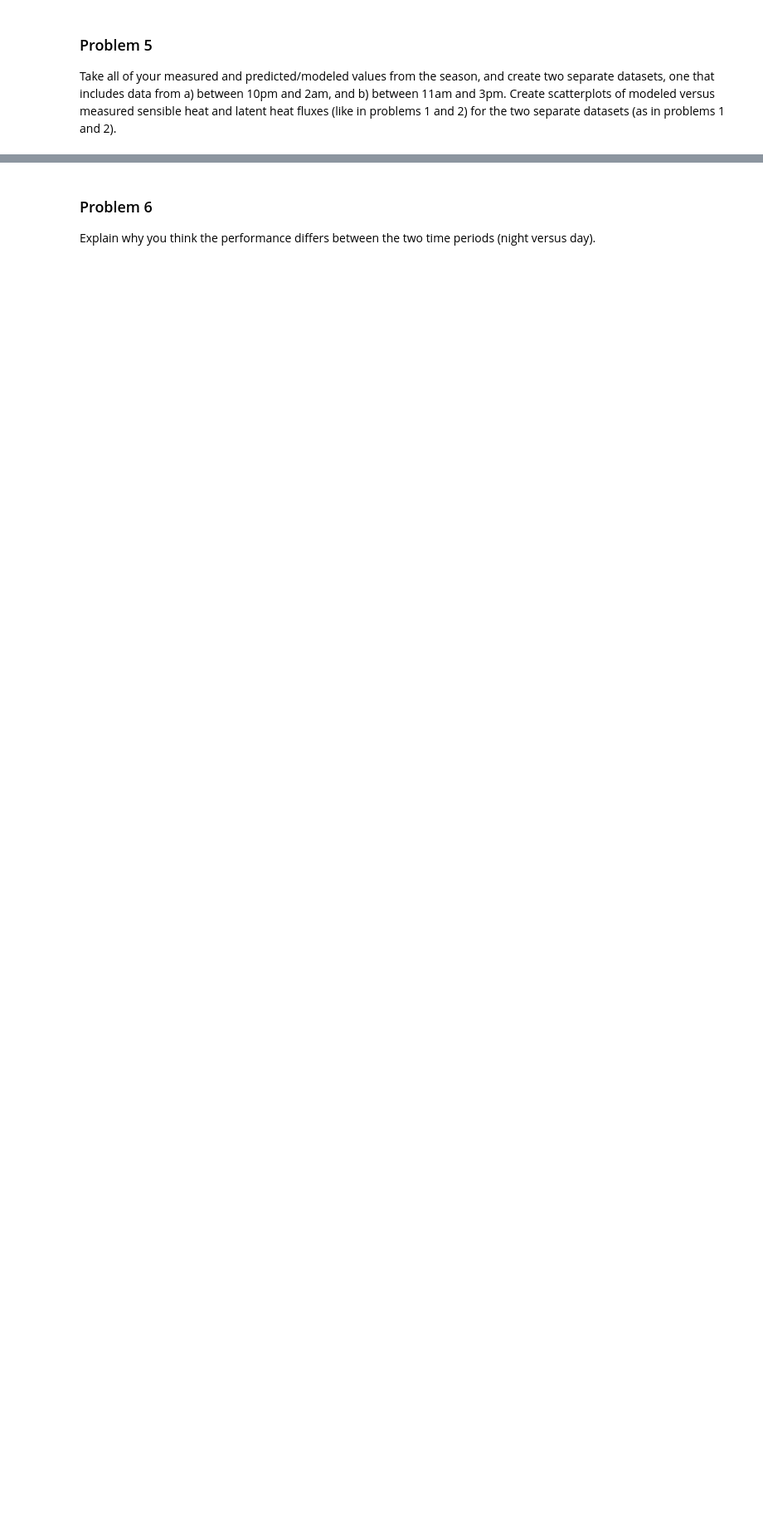
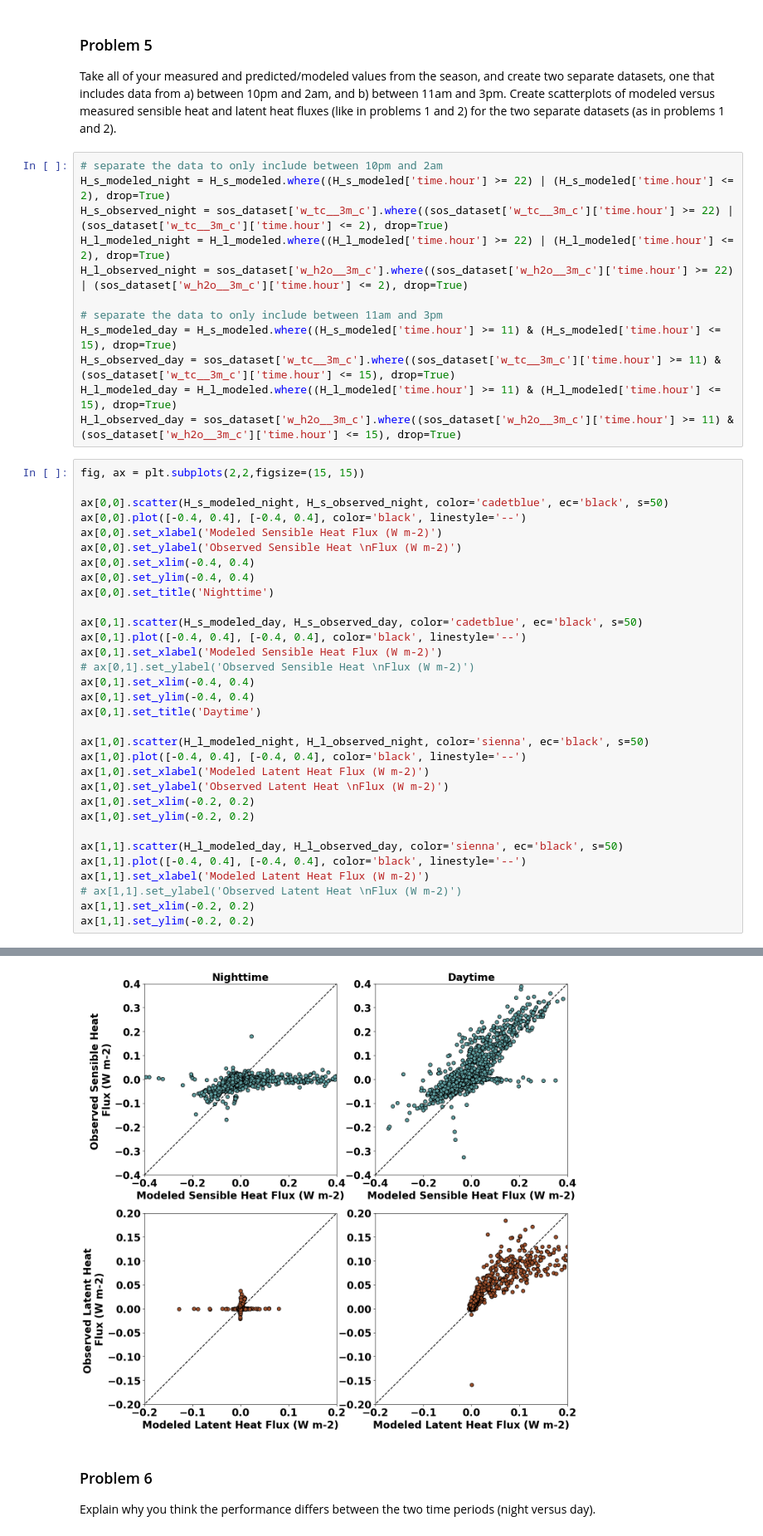
Before and after one commit to clinton-alden/snow_hydrology_WI25, a Jupyter notebook: module5/homework5.ipynb, the cells around one changed output, grey strips where cells are left out. Shown at 83% size. Saved outputs shown, nothing was run; the diff lists cells and outputs as text; blank space fills up the shorter version.

```diff
--- a/module5/homework5.ipynb
+++ b/module5/homework5.ipynb
@@ -150,3 +155,48 @@ ax[1].legend()
 ### Problem 5
 
 Take all of your measured and predicted/modeled values from the season, and create two separate datasets, one that includes data from a) between 10pm and 2am, and b) between 11am and 3pm. Create scatterplots of modeled versus measured sensible heat and latent heat fluxes (like in problems 1 and 2) for the two separate datasets (as in problems 1 and 2).
+# %%
+# separate the data to only include between 10pm and 2am
+H_s_modeled_night = H_s_modeled.where((H_s_modeled['time.hour'] >= 22) | (H_s_modeled['time.hour'] <= 2), drop=True)
+H_s_observed_night = sos_dataset['w_tc__3m_c'].where((sos_dataset['w_tc__3m_c']['time.hour'] >= 22) | (sos_dataset['w_tc__3m_c']['time.hour'] <= 2), drop=True)
+H_l_modeled_night = H_l_modeled.where((H_l_modeled['time.hour'] >= 22) | (H_l_modeled['time.hour'] <= 2), drop=True)
+H_l_observed_night = sos_dataset['w_h2o__3m_c'].where((sos_dataset['w_h2o__3m_c']['time.hour'] >= 22) | (sos_dataset['w_h2o__3m_c']['time.hour'] <= 2), drop=True)
+
+# separate the data to only include between 11am and 3pm
+H_s_modeled_day = H_s_modeled.where((H_s_modeled['time.hour'] >= 11) & (H_s_modeled['time.hour'] <= 15), drop=True)
+H_s_observed_day = sos_dataset['w_tc__3m_c'].where((sos_dataset['w_tc__3m_c']['time.hour'] >= 11) & (sos_dataset['w_tc__3m_c']['time.hour'] <= 15), drop=True)
+H_l_modeled_day = H_l_modeled.where((H_l_modeled['time.hour'] >= 11) & (H_l_modeled['time.hour'] <= 15), drop=True)
+H_l_observed_day = sos_dataset['w_h2o__3m_c'].where((sos_dataset['w_h2o__3m_c']['time.hour'] >= 11) & (sos_dataset['w_h2o__3m_c']['time.hour'] <= 15), drop=True)
+# %%
+fig, ax = plt.subplots(2,2,figsize=(15, 15))
+
+ax[0,0].scatter(H_s_modeled_night, H_s_observed_night, color='cadetblue', ec='black', s=50)
+ax[0,0].plot([-0.4, 0.4], [-0.4, 0.4], color='black', linestyle='--')
+ax[0,0].set_xlabel('Modeled Sensible Heat Flux (W m-2)')
+ax[0,0].set_ylabel('Observed Sensible Heat \nFlux (W m-2)')
+ax[0,0].set_xlim(-0.4, 0.4)
+ax[0,0].set_ylim(-0.4, 0.4)
+ax[0,0].set_title('Nighttime')
+
+ax[0,1].scatter(H_s_modeled_day, H_s_observed_day, color='cadetblue', ec='black', s=50)
+ax[0,1].plot([-0.4, 0.4], [-0.4, 0.4], color='black', linestyle='--')
+ax[0,1].set_xlabel('Modeled Sensible Heat Flux (W m-2)')
+# ax[0,1].set_ylabel('Observed Sensible Heat \nFlux (W m-2)')
+ax[0,1].set_xlim(-0.4, 0.4)
+ax[0,1].set_ylim(-0.4, 0.4)
+ax[0,1].set_title('Daytime')
+
+ax[1,0].scatter(H_l_modeled_night, H_l_observed_night, color='sienna', ec='black', s=50)
+ax[1,0].plot([-0.4, 0.4], [-0.4, 0.4], color='black', linestyle='--')
+ax[1,0].set_xlabel('Modeled Latent Heat Flux (W m-2)')
+ax[1,0].set_ylabel('Observed Latent Heat \nFlux (W m-2)')
+ax[1,0].set_xlim(-0.2, 0.2)
+ax[1,0].set_ylim(-0.2, 0.2)
+
+ax[1,1].scatter(H_l_modeled_day, H_l_observed_day, color='sienna', ec='black', s=50)
+ax[1,1].plot([-0.4, 0.4], [-0.4, 0.4], color='black', linestyle='--')
+ax[1,1].set_xlabel('Modeled Latent Heat Flux (W m-2)')
+# ax[1,1].set_ylabel('Observed Latent Heat \nFlux (W m-2)')
+ax[1,1].set_xlim(-0.2, 0.2)
+ax[1,1].set_ylim(-0.2, 0.2)
+# %% [output]
@@ -153,3 +204,4 @@ Take all of your measured and predicted/modeled values from the season, and crea
+[figure, added]
 # %% [markdown]
 ### Problem 6
 
```
Also changed, not shown: parts of 6 cells of this notebook.
